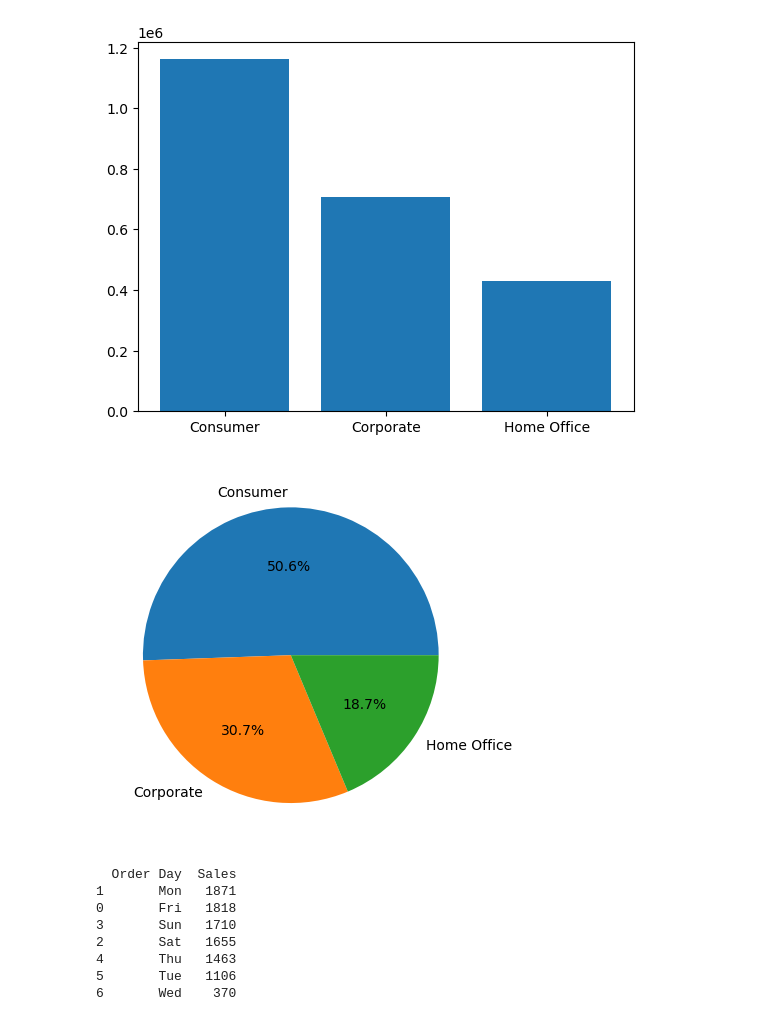
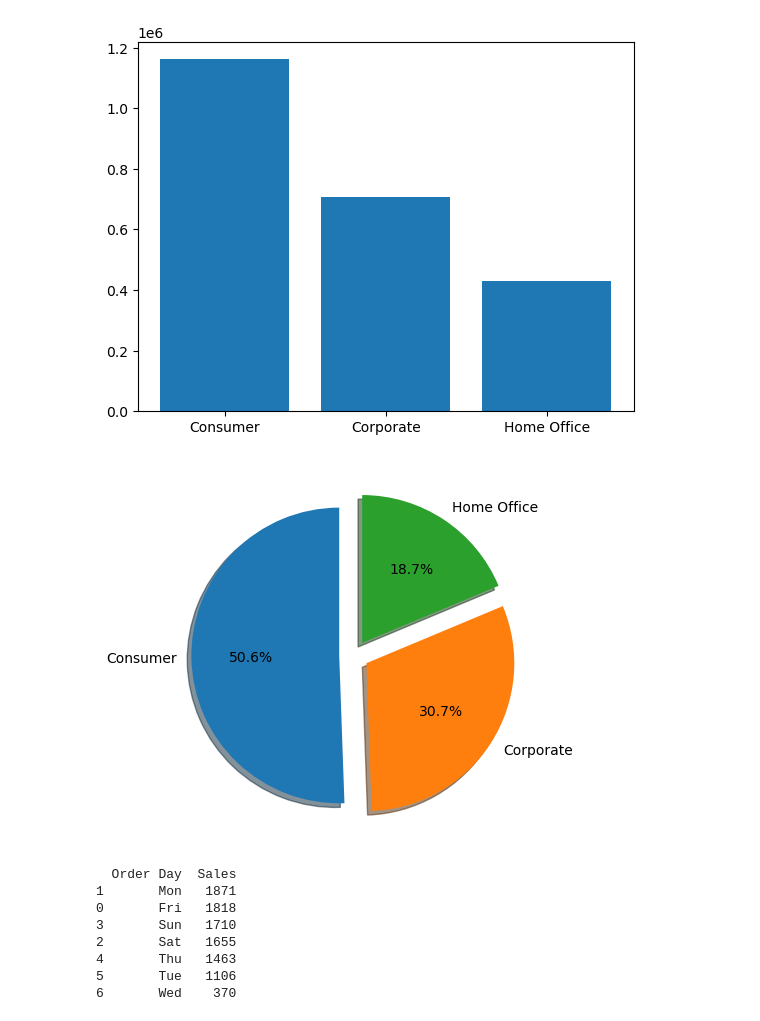
Before and after one commit to zakianazzum/superstore_sales_analysis, a Jupyter notebook: sales_analysis.ipynb, the cells around one changed output. Cells and saved outputs as stored; diff of their text form; code cells hidden in the pictures.

```diff
--- a/sales_analysis.ipynb
+++ b/sales_analysis.ipynb
@@ -296,6 +105,7 @@ df['Order Year'] = df['Order Date'].dt.year
 df['Order Month'] = df['Order Date'].dt.month
 df['Order Day'] = df['Order Date'].dt.strftime('%a')
 df['Order Month(N)'] = df['Order Date'].dt.month_name()
+df['Ship Day'] = df['Ship Date'].dt.strftime('%a')
 # %%
 def investigate_sales_discount(df):
     print("Sample of Sales and Discount:")
@@ -334,6 +144,8 @@ Total Potential Revenue:  1974421.7655590002
 # %% [markdown]
 ###### Sales column is likely representing Revenue (or Net Sales).
 ###### The Discount column shows the rate of discount applied to the original price
+# %%
+df.drop('Potential Revenue', axis=1, inplace=True)
 # %% [markdown]
 * Calculating Customer Lifetime Value (CLV)
 # %%
@@ -443,9 +290,9 @@ plt.bar(sales_per_segment['Type of Customers'], sales_per_segment['Sales'])
 <BarContainer object of 3 artists>
 [figure]
 # %%
-plt.pie(sales_per_segment['Sales'], labels=sales_per_segment['Type of Customers'], autopct='%1.1f%%');
+plt.pie(sales_per_segment['Sales'], labels=sales_per_segment['Type of Customers'], autopct='%1.1f%%', shadow=True, explode=[0.1,0.1,0.1], startangle=90);
 # %% [output]
-[figure, old version]
+[figure, new version]
 # %%
 # Number of Sales made each day
 sales_per_weekday = df.groupby('Order Day', observed=True)['Sales'].count().reset_index()
```
Also changed, not shown: parts of 47 cells of this notebook, 3 other files.
